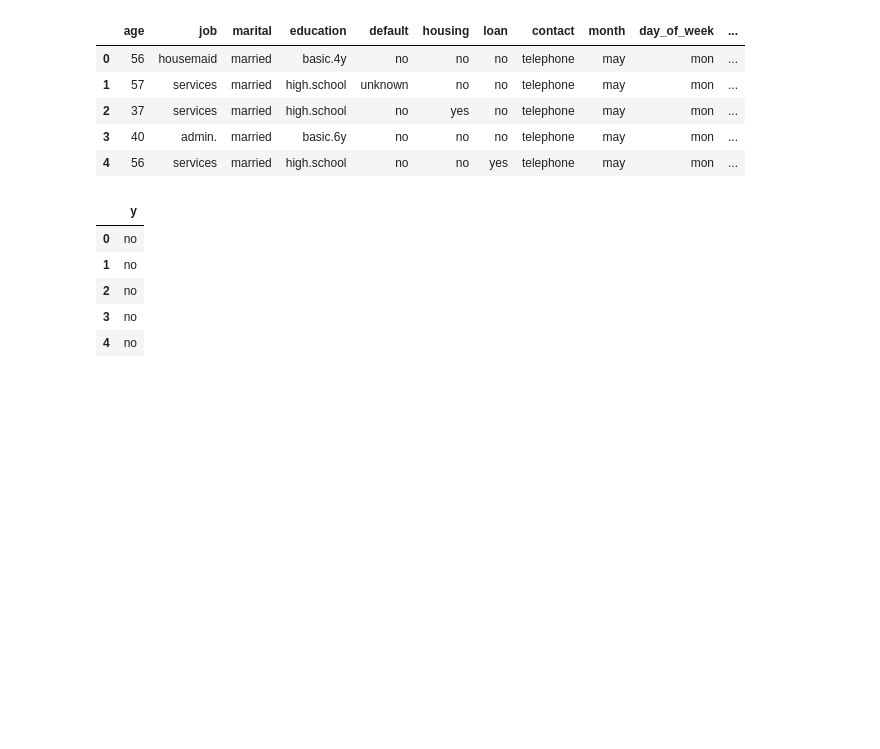
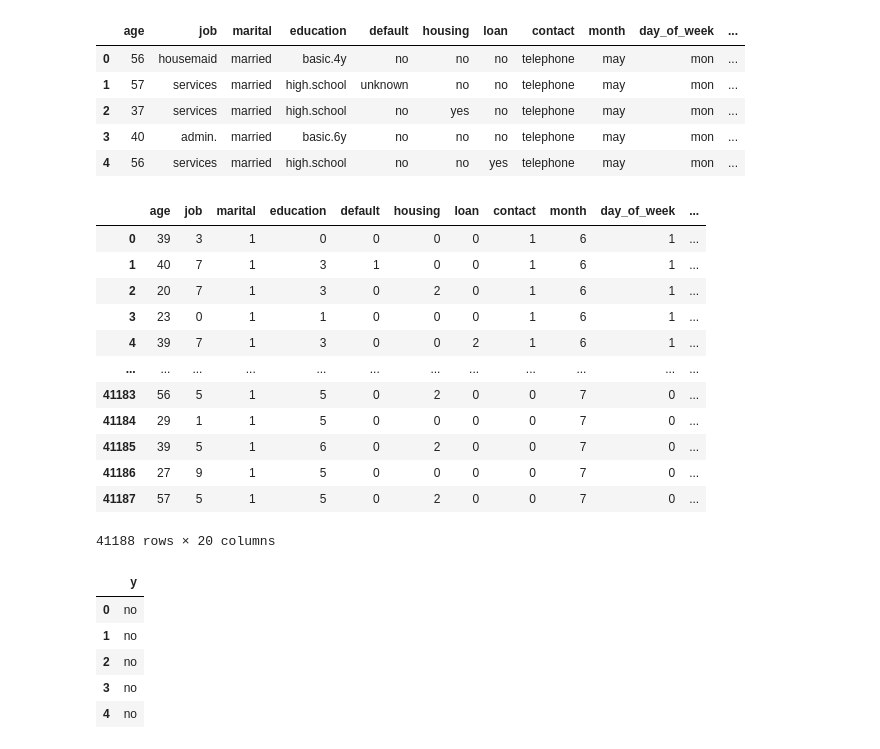
Before and after one commit to KilledByBugs/CE888_labs, a Jupyter notebook: bank_classification(lab3).ipynb, the cells around one changed output. Saved outputs shown, nothing was run; the diff lists cells and outputs as text; code cells hidden in the pictures; blank space fills up the shorter version.

```diff
--- a/bank_classification(lab3).ipynb
+++ b/bank_classification(lab3).ipynb
@@ -34,6 +34,22 @@ df[features].head()
 | 2 | 37 | services | married | high.school | no | yes | no | telephone | may | mon | ... |
 | 3 | 40 | admin. | married | basic.6y | no | no | no | telephone | may | mon | ... |
 | 4 | 56 | services | married | high.school | no | no | yes | telephone | may | mon | ... |
+# %%
+df
+# %% [output]
+|  | age | job | marital | education | default | housing | loan | contact | month | day_of_week | ... |
+| 0 | 39 | 3 | 1 | 0 | 0 | 0 | 0 | 1 | 6 | 1 | ... |
+| 1 | 40 | 7 | 1 | 3 | 1 | 0 | 0 | 1 | 6 | 1 | ... |
+| 2 | 20 | 7 | 1 | 3 | 0 | 2 | 0 | 1 | 6 | 1 | ... |
+| 3 | 23 | 0 | 1 | 1 | 0 | 0 | 0 | 1 | 6 | 1 | ... |
+| 4 | 39 | 7 | 1 | 3 | 0 | 0 | 2 | 1 | 6 | 1 | ... |
+| ... | ... | ... | ... | ... | ... | ... | ... | ... | ... | ... | ... |
+| 41183 | 56 | 5 | 1 | 5 | 0 | 2 | 0 | 0 | 7 | 0 | ... |
+| 41184 | 29 | 1 | 1 | 5 | 0 | 0 | 0 | 0 | 7 | 0 | ... |
+| 41185 | 39 | 5 | 1 | 6 | 0 | 2 | 0 | 0 | 7 | 0 | ... |
+| 41186 | 27 | 9 | 1 | 5 | 0 | 0 | 0 | 0 | 7 | 0 | ... |
+| 41187 | 57 | 5 | 1 | 5 | 0 | 2 | 0 | 0 | 7 | 0 | ... |
+41188 rows × 20 columns
 # %%
 outcomes = ["y"]
 
```
Also changed, not shown: parts of 16 cells of this notebook.
